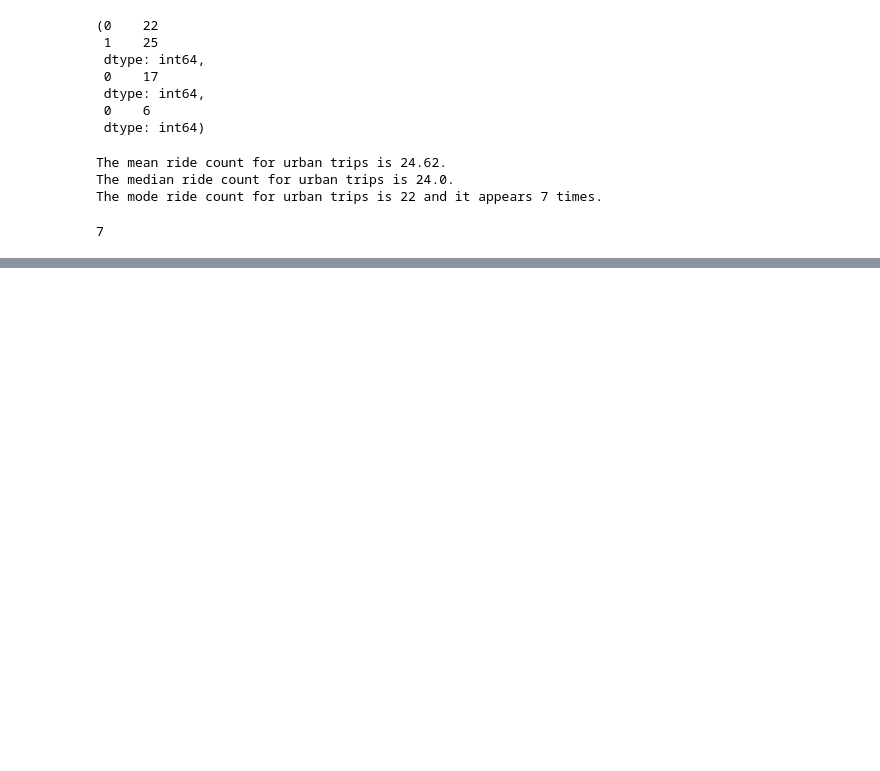
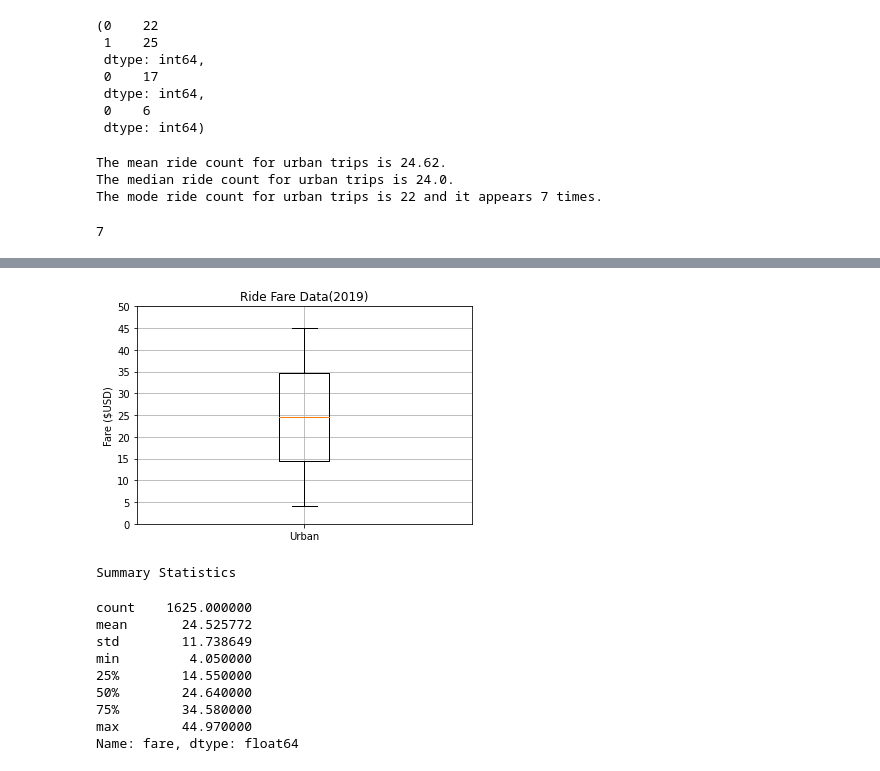
Before and after one commit to npantfoerder/PyBer-analysis, a Jupyter notebook: PyBer.ipynb, the cells around one changed output, grey strips where cells are left out. Cells and saved outputs as stored; diff of their text form; code cells hidden in the pictures; blank space fills up the shorter version.

```diff
--- a/PyBer.ipynb
+++ b/PyBer.ipynb
@@ -396,0 +385,9 @@ Name: fare, dtype: float64
+# %%
+# Get the fares for urban, suburban, and rural cities
+urban_fares = urban_cities_df["fare"]
+suburban_fares = suburban_cities_df["fare"]
+rural_fares = rural_cities_df["fare"]
+
+urban_fares.head()
+suburban_fares.head()
+rural_fares.head()
@@ -396,0 +540,27 @@ Name: fare, dtype: float64
+# %%
+# Create a box-and-whisker plot for urban fare data
+x_labels = ['Urban']
+fig, ax = plt.subplots()
+ax.boxplot(urban_fares, labels=x_labels)
+
+# Add the title, y-axis label, and grid
+plt.title('Ride Fare Data(2019)')
+plt.ylabel('Fare ($USD)')
+plt.yticks(np.arange(0, 51, step=5))
+plt.grid()
+
+plt.show()
+print("Summary Statistics")
+urban_fares.describe()
+# %% [output]
+[figure, added]
+Summary Statistics
+count    1625.000000
+mean       24.525772
+std        11.738649
+min         4.050000
+25%        14.550000
+50%        24.640000
+75%        34.580000
+max        44.970000
+Name: fare, dtype: float64
```
Also changed, not shown: parts of 18 cells of this notebook, 4 other files.
